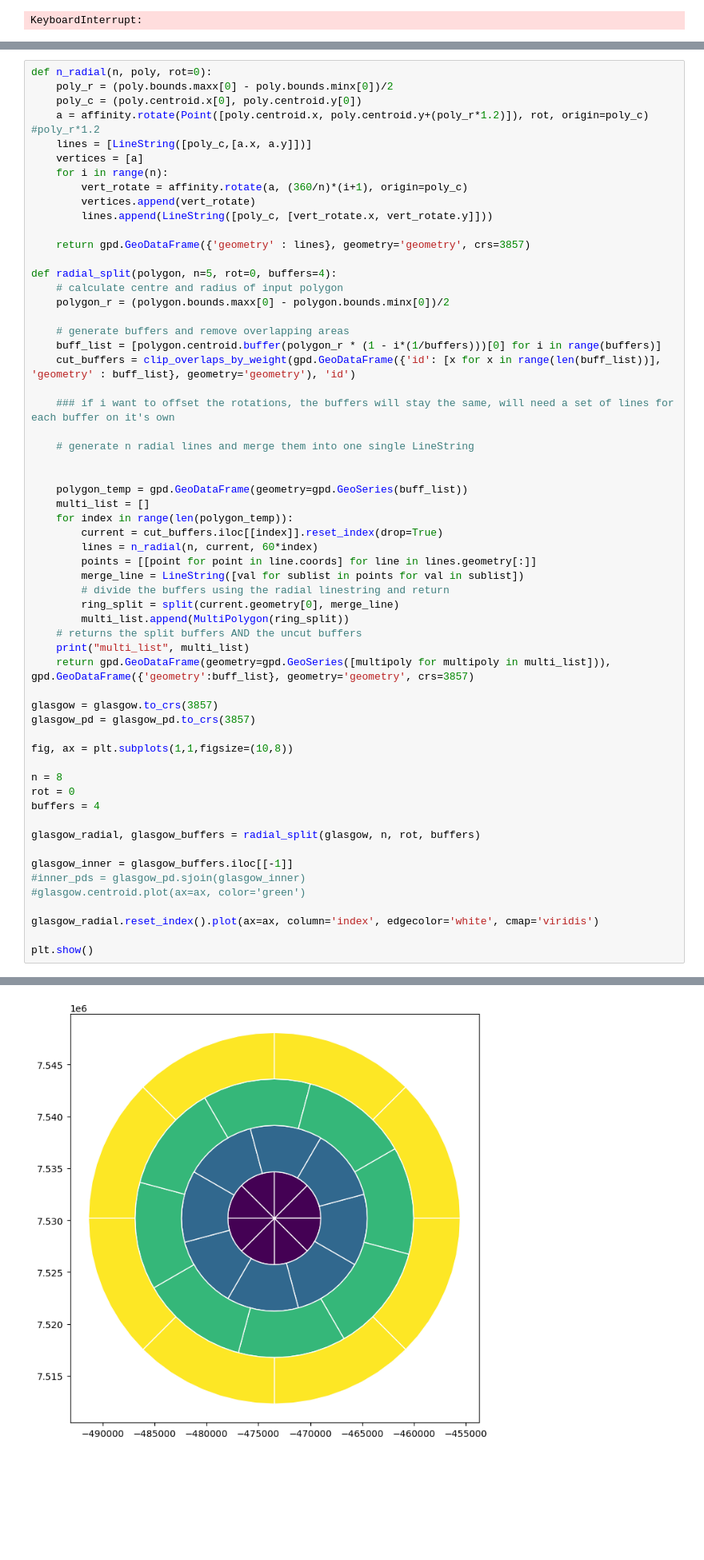
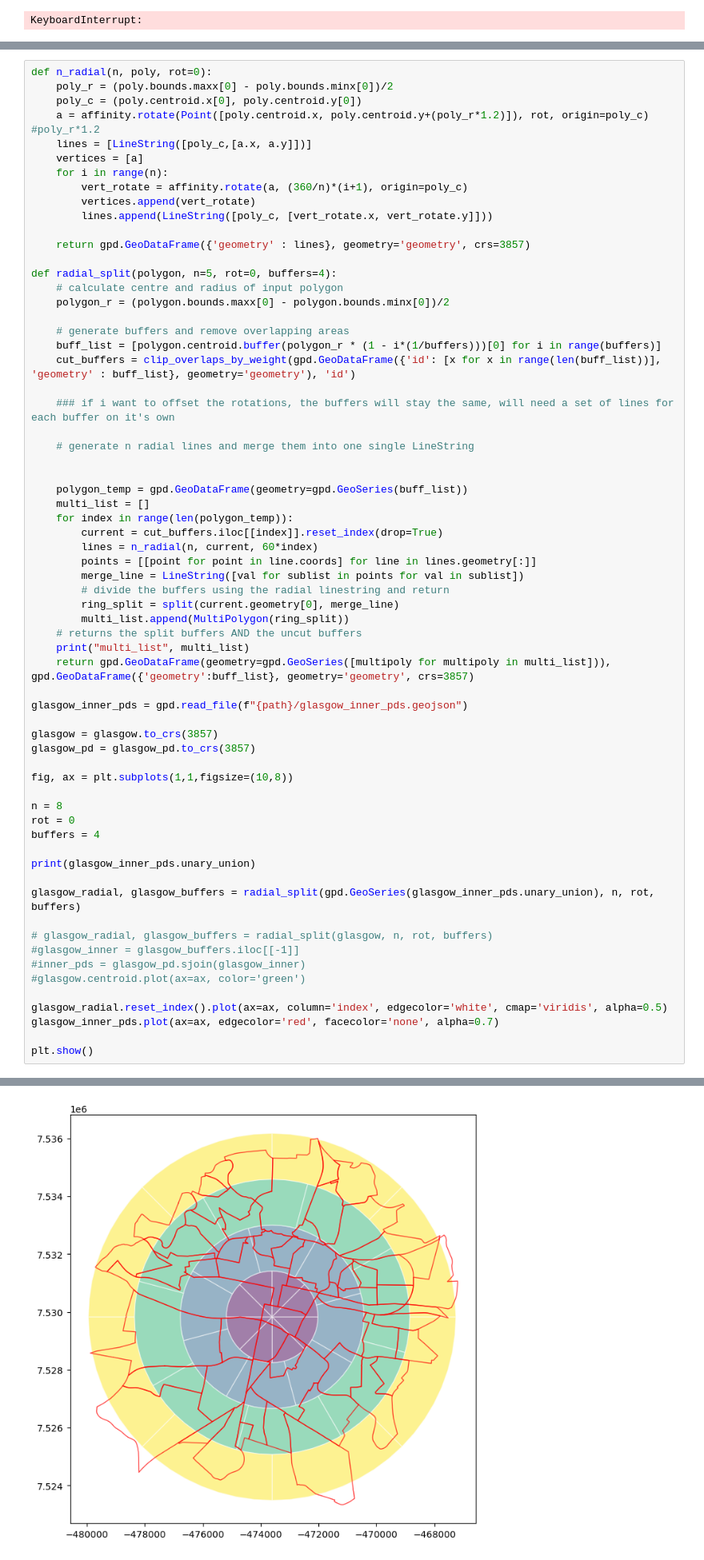
Before and after one commit to paddeaux/city_typo, a Jupyter notebook: city_typo.ipynb, the cells around one changed output, grey strips where cells are left out. Shown at 80% size. Saved outputs shown, nothing was run; the diff lists cells and outputs as text; blank space fills up the shorter version.

```diff
--- a/city_typo.ipynb
+++ b/city_typo.ipynb
@@ -261,6 +261,8 @@ def radial_split(polygon, n=5, rot=0, buffers=4):
     print("multi_list", multi_list)
     return gpd.GeoDataFrame(geometry=gpd.GeoSeries([multipoly for multipoly in multi_list])), gpd.GeoDataFrame({'geometry':buff_list}, geometry='geometry', crs=3857)
 
+glasgow_inner_pds = gpd.read_file(f"{path}/glasgow_inner_pds.geojson")
+
 glasgow = glasgow.to_crs(3857)
 glasgow_pd = glasgow_pd.to_crs(3857)
 
@@ -270,13 +272,17 @@ n = 8
 rot = 0
 buffers = 4
 
-glasgow_radial, glasgow_buffers = radial_split(glasgow, n, rot, buffers)
+print(glasgow_inner_pds.unary_union)
 
-glasgow_inner = glasgow_buffers.iloc[[-1]]
+glasgow_radial, glasgow_buffers = radial_split(gpd.GeoSeries(glasgow_inner_pds.unary_union), n, rot, buffers)
+
+# glasgow_radial, glasgow_buffers = radial_split(glasgow, n, rot, buffers)
+#glasgow_inner = glasgow_buffers.iloc[[-1]]
 #inner_pds = glasgow_pd.sjoin(glasgow_inner)
 #glasgow.centroid.plot(ax=ax, color='green')
 
-glasgow_radial.reset_index().plot(ax=ax, column='index', edgecolor='white', cmap='viridis')
+glasgow_radial.reset_index().plot(ax=ax, column='index', edgecolor='white', cmap='viridis', alpha=0.5)
+glasgow_inner_pds.plot(ax=ax, edgecolor='red', facecolor='none', alpha=0.7)
 
 plt.show()
 # %% [output]
@@ -284 +291 @@ multi_list [<MULTIPOLYGON (((-468980.922 7530182.609, -468980.922 7530182.609, -
-[figure, old version]
+[figure, new version]
```
Also changed, not shown: parts of 1 cell of this notebook.
